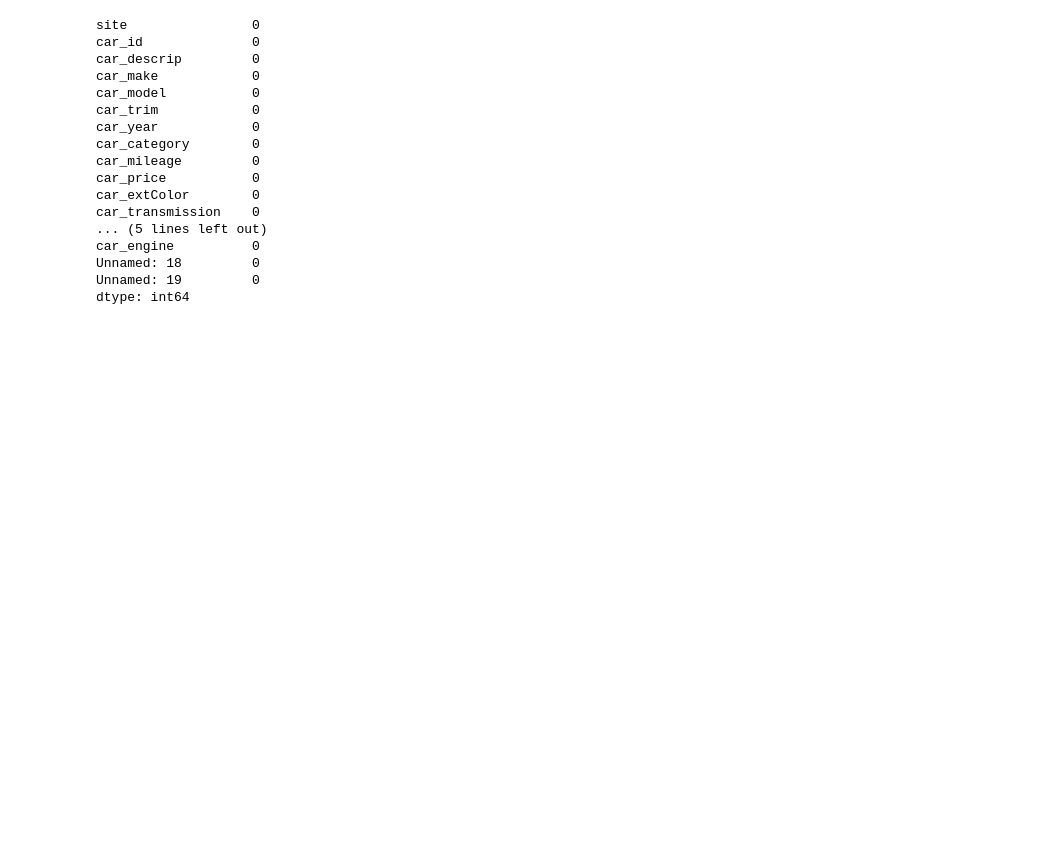
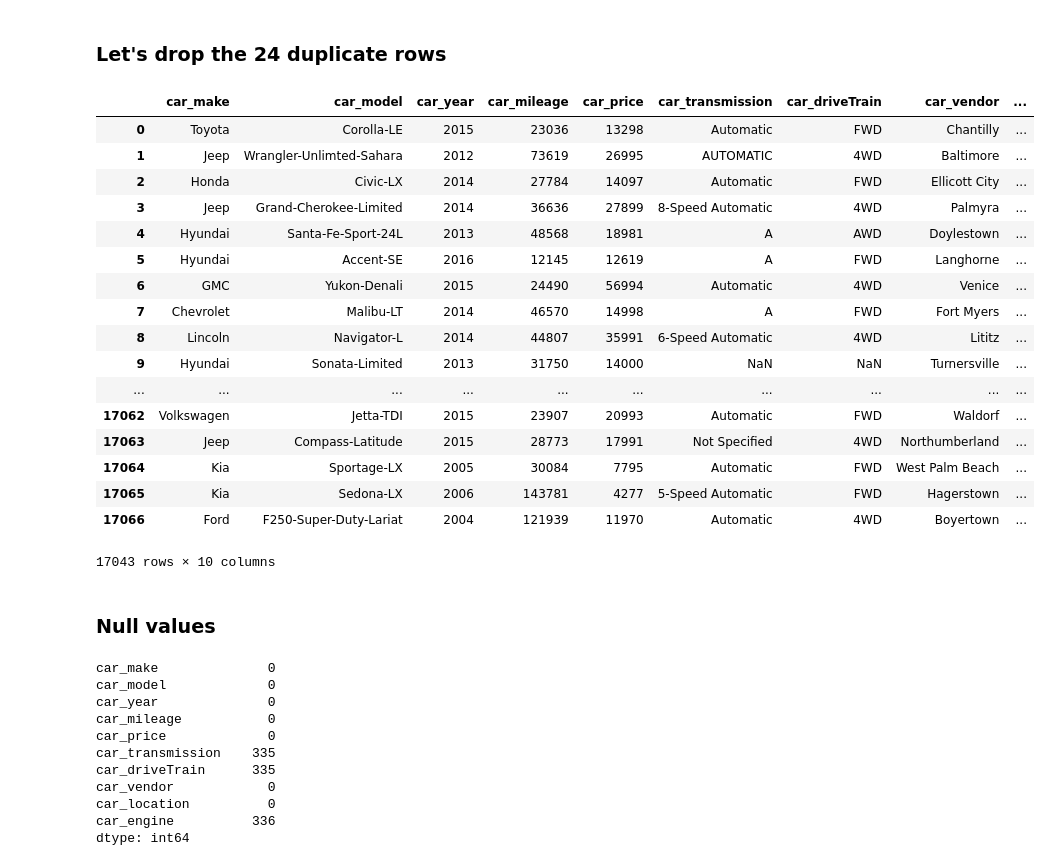
Before and after one commit to georgetown-analytics/Transit-COP, a Jupyter notebook: david/PPUCcarsoupdataset.ipynb, the cells around one changed output. Saved outputs shown, nothing was run; the diff lists cells and outputs as text; code cells hidden in the pictures; blank space fills up the shorter version.

```diff
--- a/david/PPUCcarsoupdataset.ipynb
+++ b/david/PPUCcarsoupdataset.ipynb
@@ -53,0 +118,24 @@ filled_cars.head()
+# %% [markdown]
+### Let's drop the 24 duplicate rows
+# %%
+cars_fix_wo_duplicates = cars_fix.drop_duplicates()
+cars_fix_wo_duplicates
+# %% [output]
+|  | car_make | car_model | car_year | car_mileage | car_price | car_transmission | car_driveTrain | car_vendor | ... |
+| 0 | Toyota | Corolla-LE | 2015 | 23036 | 13298 | Automatic | FWD | Chantilly | ... |
+| 1 | Jeep | Wrangler-Unlimted-Sahara | 2012 | 73619 | 26995 | AUTOMATIC | 4WD | Baltimore | ... |
+| 2 | Honda | Civic-LX | 2014 | 27784 | 14097 | Automatic | FWD | Ellicott City | ... |
+| 3 | Jeep | Grand-Cherokee-Limited | 2014 | 36636 | 27899 | 8-Speed Automatic | 4WD | Palmyra | ... |
+| 4 | Hyundai | Santa-Fe-Sport-24L | 2013 | 48568 | 18981 | A | AWD | Doylestown | ... |
+| 5 | Hyundai | Accent-SE | 2016 | 12145 | 12619 | A | FWD | Langhorne | ... |
+| 6 | GMC | Yukon-Denali | 2015 | 24490 | 56994 | Automatic | 4WD | Venice | ... |
+| 7 | Chevrolet | Malibu-LT | 2014 | 46570 | 14998 | A | FWD | Fort Myers | ... |
+| 8 | Lincoln | Navigator-L | 2014 | 44807 | 35991 | 6-Speed Automatic | 4WD | Lititz | ... |
+| 9 | Hyundai | Sonata-Limited | 2013 | 31750 | 14000 | NaN | NaN | Turnersville | ... |
+| ... | ... | ... | ... | ... | ... | ... | ... | ... | ... |
+| 17062 | Volkswagen | Jetta-TDI | 2015 | 23907 | 20993 | Automatic | FWD | Waldorf | ... |
+| 17063 | Jeep | Compass-Latitude | 2015 | 28773 | 17991 | Not Specified | 4WD | Northumberland | ... |
+| 17064 | Kia | Sportage-LX | 2005 | 30084 | 7795 | Automatic | FWD | West Palm Beach | ... |
+| 17065 | Kia | Sedona-LX | 2006 | 143781 | 4277 | 5-Speed Automatic | FWD | Hagerstown | ... |
+| 17066 | Ford | F250-Super-Duty-Lariat | 2004 | 121939 | 11970 | Automatic | 4WD | Boyertown | ... |
+17043 rows × 10 columns
@@ -54,20 +144,16 @@ filled_cars.head()
+# %% [markdown]
+### Null values
 # %%
-filled_cars.isnull().sum()
+cars_fix_wo_duplicates.isnull().sum()
 # %% [output]
-site                0
-car_id              0
-car_descrip         0
-car_make            0
-car_model           0
-car_trim            0
-car_year            0
-car_category        0
-car_mileage         0
-car_price           0
-car_extColor        0
-car_transmission    0
-... (5 lines left out)
-car_engine          0
-Unnamed: 18         0
-Unnamed: 19         0
+car_make              0
+car_model             0
+car_year              0
+car_mileage           0
+car_price             0
+car_transmission    335
+car_driveTrain      335
+car_vendor            0
+car_location          0
+car_engine          336
 dtype: int64
```
Also changed, not shown: parts of 33 cells of this notebook.
